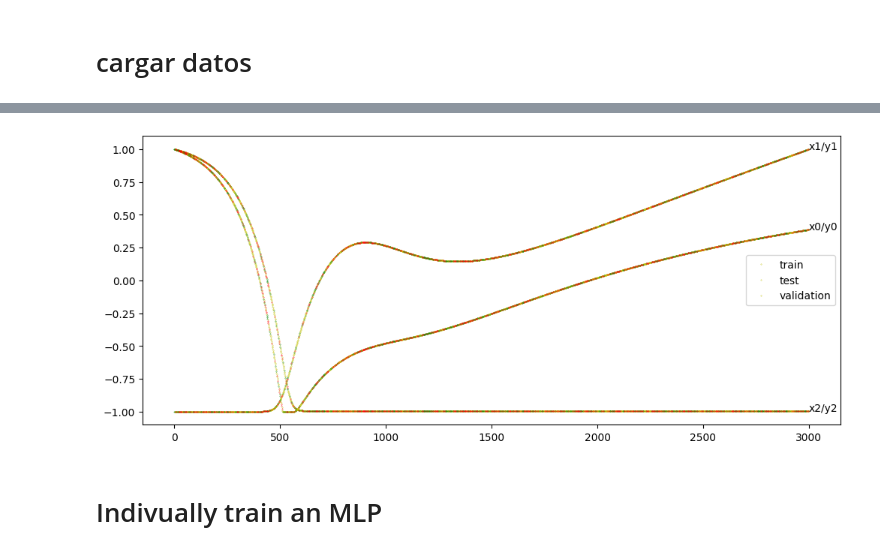
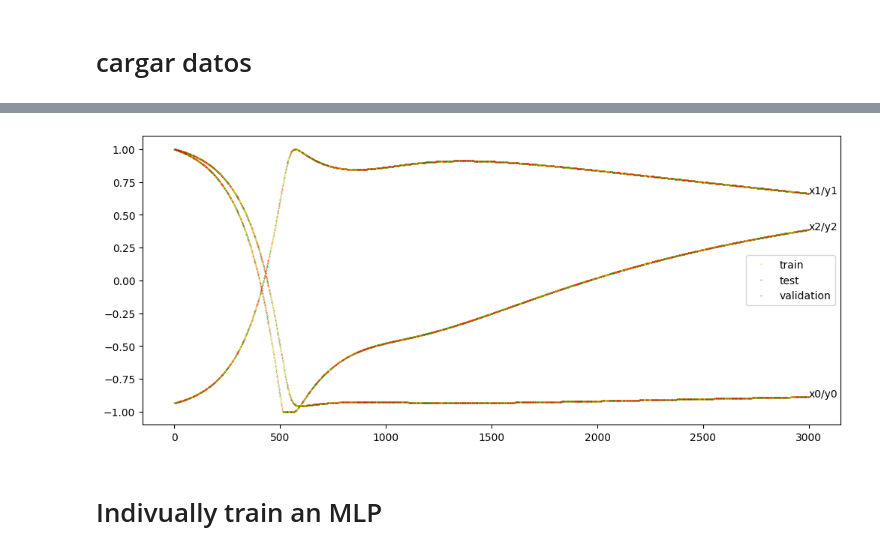
Before and after one commit to asgutierrt/Introduction_to_IA, a Jupyter notebook: neural_networks/autoencoder_mlp.ipynb, the cells around one changed output, grey strips where cells are left out. Cells and saved outputs as stored; diff of their text form; code cells hidden in the pictures.

```diff
--- a/neural_networks/autoencoder_mlp.ipynb
+++ b/neural_networks/autoencoder_mlp.ipynb
@@ -328,30 +328,30 @@ Resolving deltas: 100% (141/141), done.
 # %%
 # paths para guardar resultados
 fig_path = "figures"
 if not os.path.exists(fig_path): os.makedirs(fig_path)
 
 csv_path = "resultados"
 if not os.path.exists(csv_path): os.makedirs(csv_path)
 
 # cargar archivo
 
 ## load data
-data_path='/content/Introduction-to-IA/neural_networks/mlp_data/bacterial_growth_extended.txt'
+data_path='/content/Introduction-to-IA/neural_networks/mlp_data/bacterial_growth.txt'
 np.random.seed(2)
 X,Y_d,X_test,Y_d_test,X_val,Y_d_val=load_data(data_path,fig_path,autoencoder=True)
 
 # inicializar dfs para guardar resultados
 model_label_info=['layers', 'neurons', 'eta']
 error=pd.DataFrame(columns=model_label_info).set_index(model_label_info)
 energia_error=pd.DataFrame();
 my_index = pd.MultiIndex(levels=[[]]*5,codes=[[]]*5,names=['layer','L','li','eta','neuron'])
 deltas=pd.DataFrame(index=[],columns=my_index)
 avrg_delta=pd.DataFrame(index=[],columns=my_index.droplevel(-1))
 predictions=pd.DataFrame(columns=model_label_info).set_index(model_label_info)
 w_vals=pd.DataFrame(columns=model_label_info).set_index(model_label_info)
 val_predictions=pd.DataFrame(columns=model_label_info).set_index(model_label_info)
 # %% [output]
-[figure, old version]
+[figure, new version]
 # %%
 # activation functions and their derivatives
 phi_t=lambda x,k: (np.exp(k*x)-np.exp(-k*x))/(np.exp(k*x)+np.exp(-k*x)) # tanh
```
Also changed, not shown: parts of 11 cells of this notebook.
